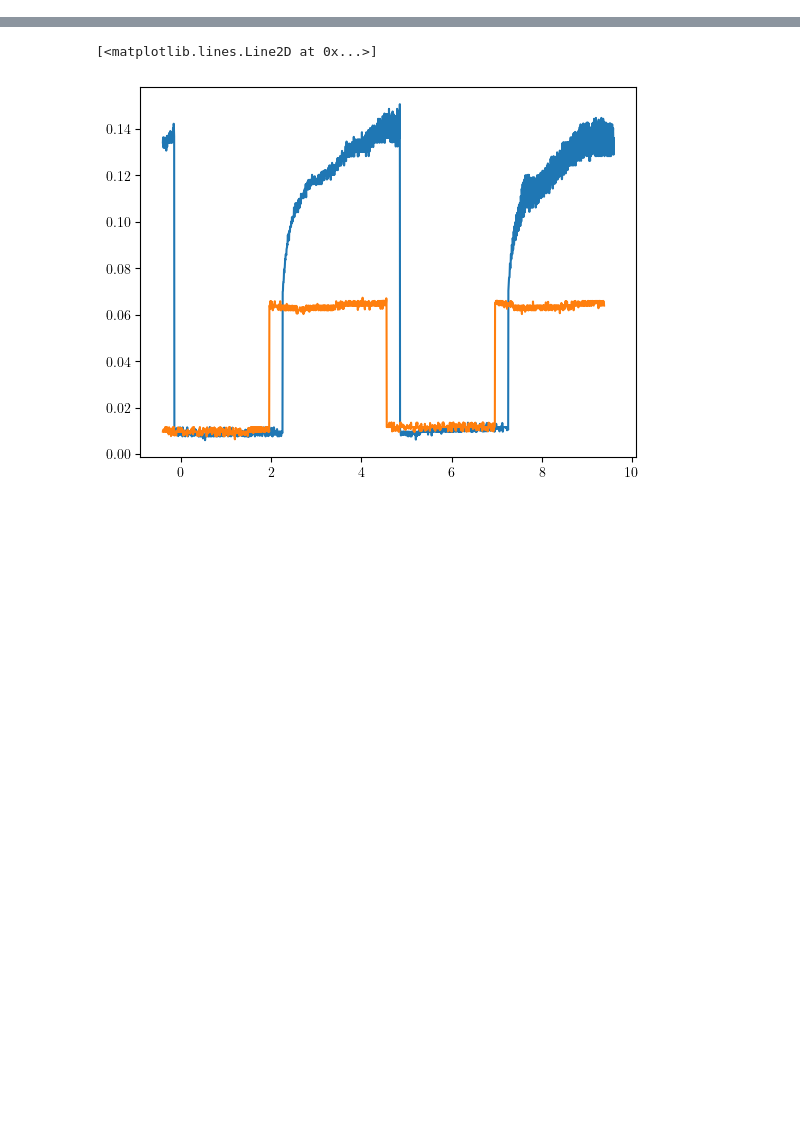
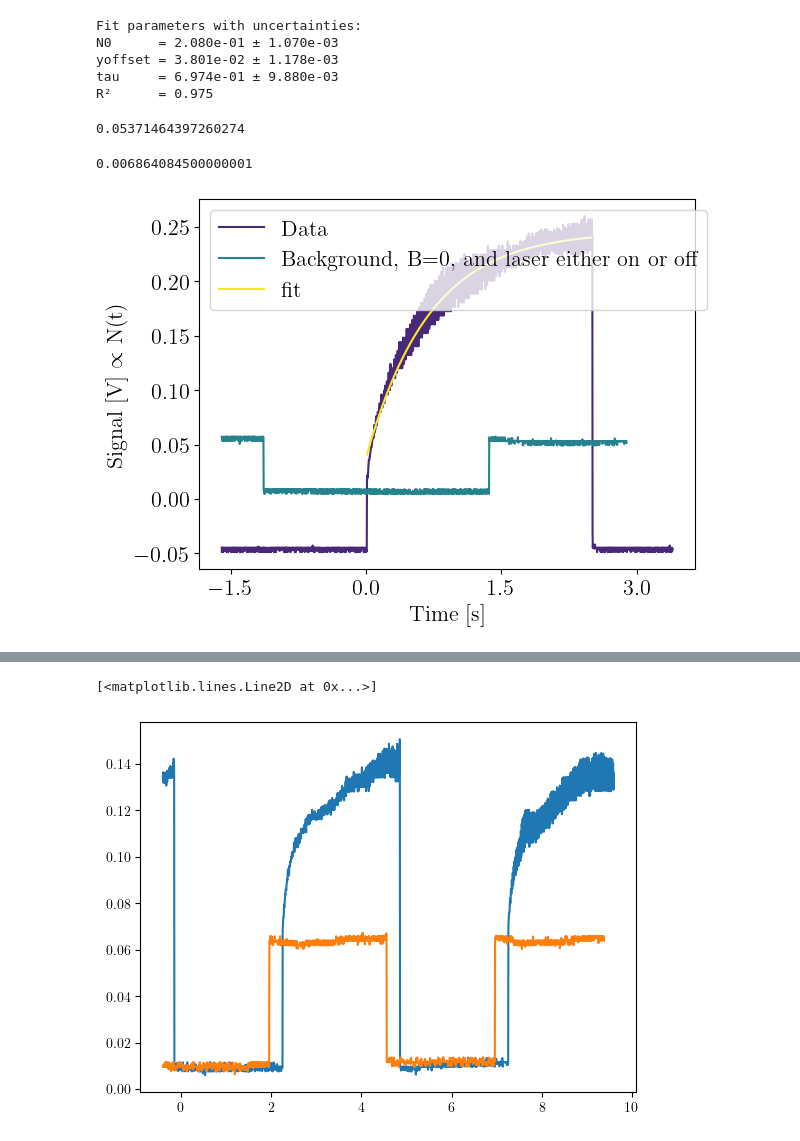
Before and after one commit to linuswespunibas/-BK-QuantumOptics, a Jupyter notebook: Experiment2/lifetime_of_trap.ipynb, the cells around one changed output, grey strips where cells are left out. Saved outputs shown, nothing was run; the diff lists cells and outputs as text; code cells hidden in the pictures; blank space fills up the shorter version.

```diff
--- a/Experiment2/lifetime_of_trap.ipynb
+++ b/Experiment2/lifetime_of_trap.ipynb
@@ -49,11 +50,0 @@ p_func.plot_with_one_axis(data_to_range, name_x='x', name_y='y', plot_title='',
-# %%
-# fit function
-
-def fit_func(t, N0, yoffset, tau):
-    return N0 * (1 - np.exp(-(t) / tau)) + yoffset
-
-t_fit = np.linspace(time1[von1:zu1].min(), time1[von1:zu1].max(), 100)
-guess = [8e6, 0, 0.2]
-popt, pcov = curve_fit(fit_func, time1[von1:zu1], volt1[von1:zu1], p0=guess)
-y_fit = fit_func(t_fit, *popt)
-y_guess = fit_func(t_fit, *guess)
@@ -81,0 +51,64 @@ p_func.plot_with_one_axis(data_to_plot, name_x='Time [s]', name_y='Number of Ato
+# %%
+import numpy as np
+from scipy.optimize import curve_fit
+
+# Fit function
+def fit_func(t, N0, yoffset, tau):
+    return N0 * (1 - np.exp(-t / tau)) + yoffset
+
+# Fit range
+t_fit = np.linspace(time1[von1:zu1].min(), time1[von1:zu1].max(), 100)
+guess = [8e6, 0, 0.2]
+
+# Fit the data
+popt, pcov = curve_fit(fit_func, time1[von1:zu1], volt1[von1:zu1] - background_laser_on, p0=guess)
+y_fit = fit_func(t_fit, *popt)
+y_guess = fit_func(t_fit, *guess)
+
+# Compute y values of the fit at the original data points
+y_model = fit_func(time1[von1:zu1], *popt)
+y_data = volt1[von1:zu1] - background_laser_on
+
+# R² calculation
+ss_res = np.sum((y_data - y_model) ** 2)
+ss_tot = np.sum((y_data - np.mean(y_data)) ** 2)
+r_squared = 1 - (ss_res / ss_tot)
+
+# Uncertainties from covariance matrix
+perr = np.sqrt(np.diag(pcov))  # standard deviations of the parameters
+
+# Output
+print("Fit parameters with uncertainties:")
+print(f"N0      = {popt[0]:.3e} ± {perr[0]:.3e}")
+print(f"yoffset = {popt[1]:.3e} ± {perr[1]:.3e}")
+print(f"tau     = {popt[2]:.3e} ± {perr[2]:.3e}")
+print(f"R²      = {r_squared:.3f}")
+# %% [output]
+Fit parameters with uncertainties:
+N0      = 2.080e-01 ± 1.070e-03
+yoffset = 3.801e-02 ± 1.178e-03
+tau     = 6.974e-01 ± 9.880e-03
+R²      = 0.975
+# %%
+# calculate background noise
+
+background_laser_on = volt2[volt2 > 0.05].mean()
+display(background_laser_on)
+
+background_laser_off = volt2[volt2 < 0.02].mean()
+display(background_laser_off)
+# %% [output]
+0.05371464397260274
+0.006864084500000001
+# %%
+data_to_plot = [
+    [time1, volt1-background_laser_on , "Data", c_scheme[1], "-", ""],
+    [time2, volt2, "Background, B=0, and laser either on or off", c_scheme[4], "-", ""],
+
+    # [t_fit, y_guess, "Initial Guess", c_scheme[7], "-", ""],
+    [t_fit, y_fit, "fit", c_scheme[9], "-", ""],
+]
+
+p_func.plot_with_one_axis(data_to_plot, name_x='Time [s]', name_y=r'Signal [V] $\propto$ N(t)', plot_title='', filename_to_save='nosvg', marker_size='5', font_size=16, offset_text_size=16, legend_local='upper left', legend_size=16, x_ticks_limit=5, x_ticks_numstyle='sci', line_width=1.5, y_lim=None)
+# %% [output]
+[figure, added]
```
Also changed, not shown: parts of 6 cells of this notebook, 18 other files.
